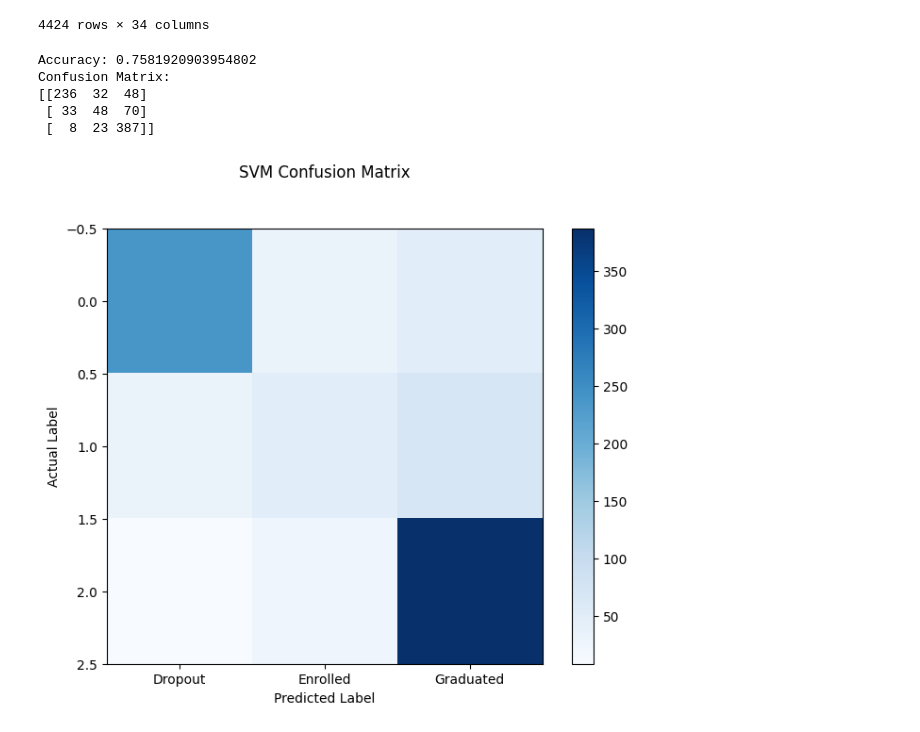
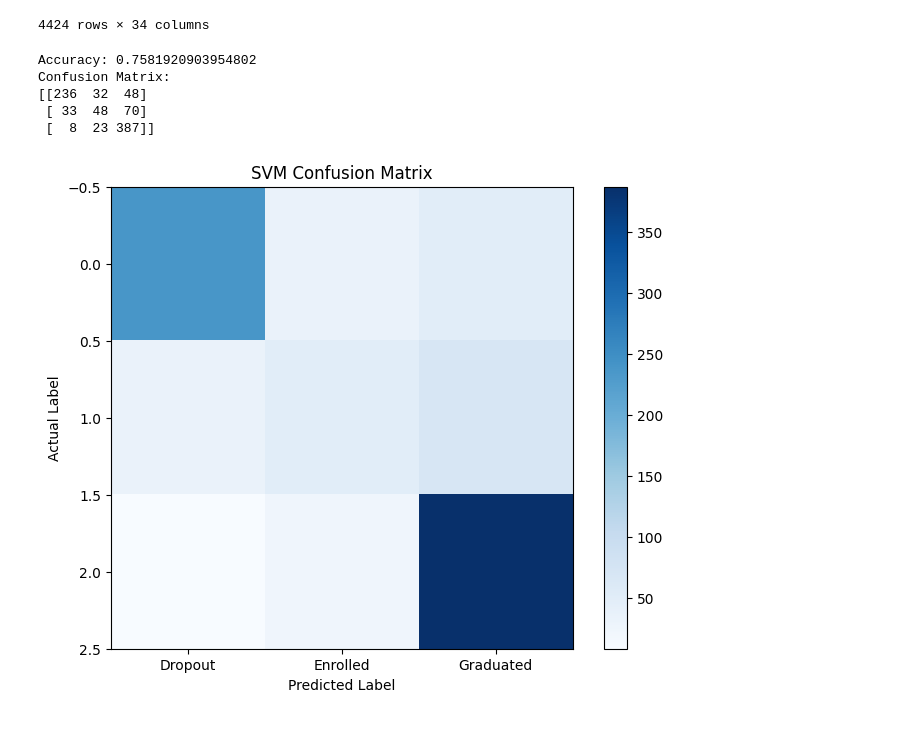
Before and after one commit to samofuture/ML-Final-Project, a Jupyter notebook: Final_Project_SVM.ipynb, the cells around one changed output. Drawn from its saved outputs; the diff is of its cells as text; code cells hidden in the pictures.

```diff
--- a/Final_Project_SVM.ipynb
+++ b/Final_Project_SVM.ipynb
@@ -49,30 +49,30 @@ y_pred = svm_model.predict(X_test)
 # %%
 # Calculate accuracy
 accuracy = accuracy_score(y_test, y_pred)
 print(f"Accuracy: {accuracy}")
 
 # Create a confusion matrix
 conf_matrix = confusion_matrix(y_test, y_pred)
 print(f"Confusion Matrix:\n{conf_matrix}")
 
 # Generate graphs using matplotlib
 plt.figure(figsize=(8, 6))
 plt.imshow(conf_matrix, cmap='Blues', interpolation='nearest')
-plt.title('SVM Confusion Matrix', y=1.1)
+plt.title('SVM Confusion Matrix')
 plt.colorbar()
 
 class_names = ['Dropout', 'Enrolled', 'Graduated']
 tick_marks = range(len(class_names))
 plt.xticks(tick_marks, class_names)
 
 # Adding labels
 plt.xlabel('Predicted Label')
 plt.ylabel('Actual Label')
 plt.show()
 # %% [output]
 Accuracy: 0.7581920903954802
 Confusion Matrix:
 [[236  32  48]
  [ 33  48  70]
  [  8  23 387]]
-[figure, old version]
+[figure, new version]
```
